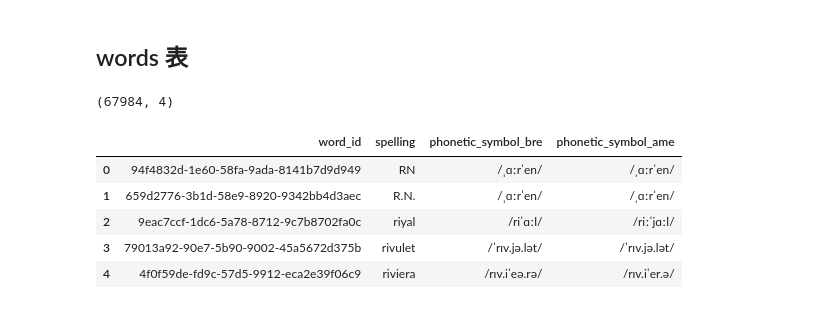
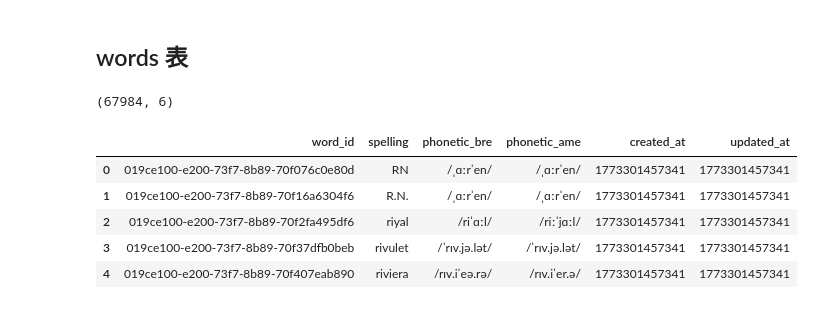
Before and after one commit to ZadenYip/EnLangMemo, a Jupyter notebook: pipeline-data/crawler_to_db_etl.ipynb, the cells around one changed output. Cells and saved outputs as stored; diff of their text form; code cells hidden in the pictures.

```diff
--- a/pipeline-data/crawler_to_db_etl.ipynb
+++ b/pipeline-data/crawler_to_db_etl.ipynb
@@ -44,16 +44,14 @@ words_df.head()
 # %%
 phonetic_symbols = pd.DataFrame(
     words_df["phonetic_symbol"].tolist(),
-    columns=["phonetic_symbol_bre", "phonetic_symbol_ame"],
+    columns=["phonetic_bre", "phonetic_ame"],
 )
 
 
 words_df = pd.concat(
     [words_df.drop("phonetic_symbol", axis=1), phonetic_symbols], axis=1
 )
-words_df = words_df.astype(
-    {"phonetic_symbol_bre": "string", "phonetic_symbol_ame": "string"}
-)
+words_df = words_df.astype({"phonetic_bre": "string", "phonetic_ame": "string"})
 
 print(words_df.shape)
 words_df.head()
@@ -75,12 +73,12 @@ assert (
 words_df = words_df.explode("definitions")
 definitions = pd.json_normalize(words_df["definitions"])
 definitions = definitions.rename(
-    columns={"definition.en": "definition_en", "definition.zh": "definition_zh"}
+    columns={"definition.en": "def_src", "definition.zh": "def_tgt"}
 )
 definitions = definitions.drop(columns=["cefr"])
 
 words_df = pd.concat([words_df.drop(columns=["definitions"]), definitions], axis=1)
-words_df = words_df.astype({"definition_en": "string", "definition_zh": "string"})
+words_df = words_df.astype({"def_src": "string", "def_tgt": "string"})
 
 assert len(definitions) == len(
     words_df
@@ -106,12 +104,12 @@ words_df["examples"] = words_df["examples"].apply(
     lambda x: x if isinstance(x, dict) else {}
 )
 examples = pd.json_normalize(words_df["examples"])
-examples = examples.rename(columns={"en": "example_en", "zh": "example_zh"})
+examples = examples.rename(columns={"en": "ex_src", "zh": "ex_tgt"})
 
 words_df = pd.concat([words_df.drop(columns=["examples"]), examples], axis=1)
-words_df = words_df.astype({"example_en": "string", "example_zh": "string"})
-words_df["example_en"] = words_df["example_en"].fillna("")
-words_df["example_zh"] = words_df["example_zh"].fillna("")
+words_df = words_df.astype({"ex_src": "string", "ex_tgt": "string"})
+words_df["ex_src"] = words_df["ex_src"].fillna("")
+words_df["ex_tgt"] = words_df["ex_tgt"].fillna("")
 
 assert len(examples) == len(
     words_df
@@ -229,28 +215,28 @@ def str_is_empty(s: pd.Series) -> pd.Series:
 # %% [markdown]
 ## words 表
 # %%
-ex_words_tb = words_df[["spelling", "phonetic_symbol_bre", "phonetic_symbol_ame"]]
+words_tb = words_df[["spelling", "phonetic_bre", "phonetic_ame"]]
+words_tb = words_tb.drop_duplicates(subset=["spelling"]).reset_index(drop=True)
 
-ex_words_tb = ex_words_tb.drop_duplicates(subset=["spelling"]).reset_index(drop=True)
+words_tb.insert(loc=0, column="word_id", value=uuid7_series(len(words_tb)))
+words_tb["created_at"] = unix_time
+words_tb["updated_at"] = unix_time
 
-ex_words_tb.insert(
-    loc=0, column="word_id", value=ex_words_tb["spelling"].apply(lambda x: uuid_v5(x))
-)
+# 注意后面还得生成一个指纹
+#words_tb.to_csv(
+#    "./words.csv", index=False, encoding="utf-8", lineterminator="\n"
+#)
 
-ex_words_tb.to_csv(
-    "./ex_words_tb.csv", index=False, encoding="utf-8", lineterminator="\n"
-)
-
-print(ex_words_tb.shape)
-ex_words_tb.head()
+print(words_tb.shape)
+words_tb.head()
 # %% [output]
-(67984, 4)
+(67984, 6)
-|  | word_id | spelling | phonetic_symbol_bre | phonetic_symbol_ame |
-| 0 | 94f4832d-1e60-58fa-9ada-8141b7d9d949 | RN | /ˌɑːrˈen/ | /ˌɑːrˈen/ |
-| 1 | 659d2776-3b1d-58e9-8920-9342bb4d3aec | R.N. | /ˌɑːrˈen/ | /ˌɑːrˈen/ |
-| 2 | 9eac7ccf-1dc6-5a78-8712-9c7b8702fa0c | riyal | /riˈɑːl/ | /riːˈjɑːl/ |
-| 3 | 79013a92-90e7-5b90-9002-45a5672d375b | rivulet | /ˈrɪv.jə.lət/ | /ˈrɪv.jə.lət/ |
-| 4 | 4f0f59de-fd9c-57d5-9912-eca2e39f06c9 | riviera | /rɪv.iˈeə.rə/ | /rɪv.iˈer.ə/ |
+|  | word_id | spelling | phonetic_bre | phonetic_ame | created_at | updated_at |
+| 0 | 019ce100-e200-73f7-8b89-70f076c0e80d | RN | /ˌɑːrˈen/ | /ˌɑːrˈen/ | 1773301457341 | 1773301457341 |
+| 1 | 019ce100-e200-73f7-8b89-70f16a6304f6 | R.N. | /ˌɑːrˈen/ | /ˌɑːrˈen/ | 1773301457341 | 1773301457341 |
+| 2 | 019ce100-e200-73f7-8b89-70f2fa495df6 | riyal | /riˈɑːl/ | /riːˈjɑːl/ | 1773301457341 | 1773301457341 |
+| 3 | 019ce100-e200-73f7-8b89-70f37dfb0beb | rivulet | /ˈrɪv.jə.lət/ | /ˈrɪv.jə.lət/ | 1773301457341 | 1773301457341 |
+| 4 | 019ce100-e200-73f7-8b89-70f407eab890 | riviera | /rɪv.iˈeə.rə/ | /rɪv.iˈer.ə/ | 1773301457341 | 1773301457341 |
 # %%
 # 回填
 words_df = words_df.merge(
```
Also changed, not shown: parts of 18 cells of this notebook, 1 other file.
